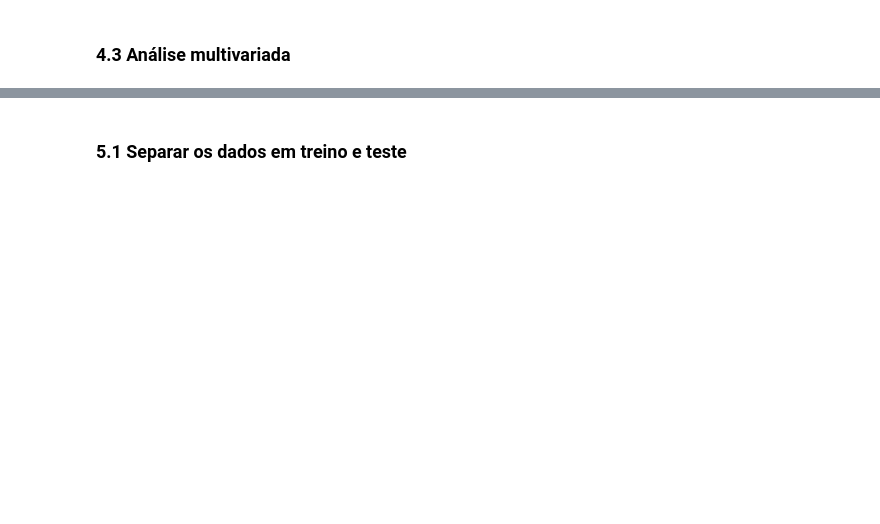
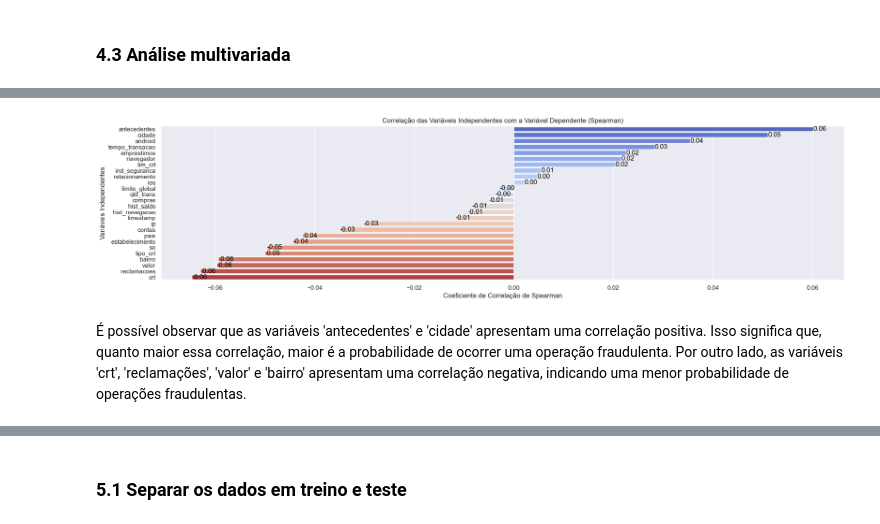
Before and after one commit to leonardonassibfonseca/deteccao_fraude, a Jupyter notebook: notebooks/projeto.ipynb, the cells around one changed output, grey strips where cells are left out. Drawn from its saved outputs; the diff is of its cells as text; code cells hidden in the pictures; blank space fills up the shorter version.

```diff
--- a/notebooks/projeto.ipynb
+++ b/notebooks/projeto.ipynb
@@ -91,0 +608,6 @@ pd.set_option('display.max_columns', None)
+# %%
+correlacao(df4, 'spearman', 'target')
+# %% [output]
+[figure, added]
+# %% [markdown]
+É possível observar que as variáveis 'antecedentes' e 'cidade' apresentam uma correlação positiva. Isso significa que, quanto maior essa correlação, maior é a probabilidade de ocorrer uma operação fraudulenta. Por outro lado, as variáveis 'crt', 'reclamações', 'valor' e 'bairro' apresentam uma correlação negativa, indicando uma menor probabilidade de operações fraudulentas.
```
Also changed, not shown: parts of 173 cells of this notebook.
